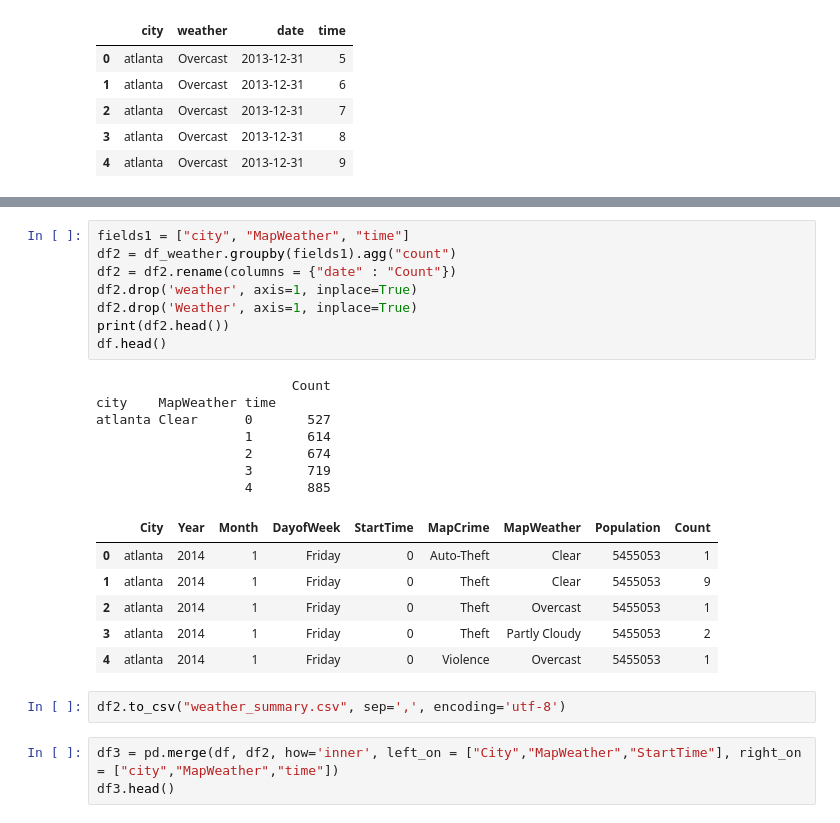
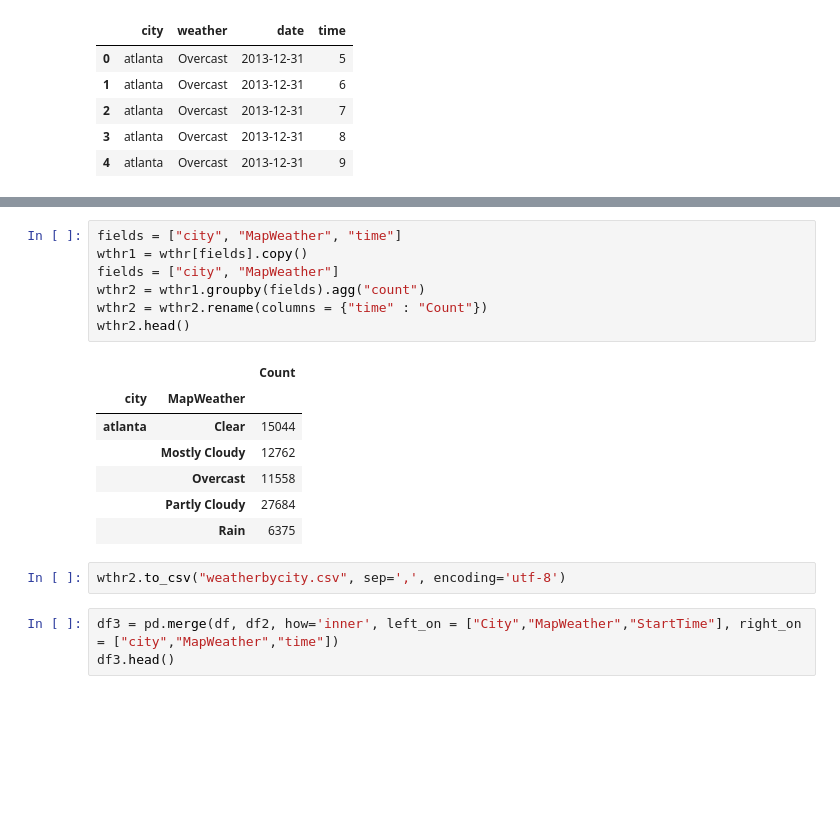
Before and after one commit to Trippl7777/Project_2, a Jupyter notebook: plots/Data Analsyis/glms.ipynb, the cells around one changed output, grey strips where cells are left out. Cells and saved outputs as stored; diff of their text form; blank space fills up the shorter version.

```diff
--- a/plots/Data Analsyis/glms.ipynb
+++ b/plots/Data Analsyis/glms.ipynb
@@ -65,27 +72,20 @@ df_weather.head()
-# %%
-fields1 = ["city", "MapWeather", "time"]
-df2 = df_weather.groupby(fields1).agg("count")
-df2 = df2.rename(columns = {"date" : "Count"})
-df2.drop('weather', axis=1, inplace=True)
-df2.drop('Weather', axis=1, inplace=True)
-print(df2.head())
-df.head()
-# %% [output]
-                         Count
-city    MapWeather time
-atlanta Clear      0       527
-                   1       614
-                   2       674
-                   3       719
-                   4       885
-|  | City | Year | Month | DayofWeek | StartTime | MapCrime | MapWeather | Population | Count |
-| 0 | atlanta | 2014 | 1 | Friday | 0 | Auto-Theft | Clear | 5455053 | 1 |
-| 1 | atlanta | 2014 | 1 | Friday | 0 | Theft | Clear | 5455053 | 9 |
-| 2 | atlanta | 2014 | 1 | Friday | 0 | Theft | Overcast | 5455053 | 1 |
-| 3 | atlanta | 2014 | 1 | Friday | 0 | Theft | Partly Cloudy | 5455053 | 2 |
-| 4 | atlanta | 2014 | 1 | Friday | 0 | Violence | Overcast | 5455053 | 1 |
+# %%
+fields = ["city", "MapWeather", "time"]
+wthr1 = wthr[fields].copy()
+fields = ["city", "MapWeather"]
+wthr2 = wthr1.groupby(fields).agg("count")
+wthr2 = wthr2.rename(columns = {"time" : "Count"})
+wthr2.head()
+# %% [output]
+|  |  | Count |
+| city | MapWeather |  |
+| atlanta | Clear | 15044 |
+|  | Mostly Cloudy | 12762 |
+|  | Overcast | 11558 |
+|  | Partly Cloudy | 27684 |
+|  | Rain | 6375 |
 # %%
-df2.to_csv("weather_summary.csv", sep=',', encoding='utf-8')
+wthr2.to_csv("weatherbycity.csv", sep=',', encoding='utf-8')
 # %%
 df3 = pd.merge(df, df2, how='inner', left_on = ["City","MapWeather","StartTime"], right_on = ["city","MapWeather","time"])
 df3.head()
```
Also changed, not shown: parts of 13 cells of this notebook, 2 other files.
